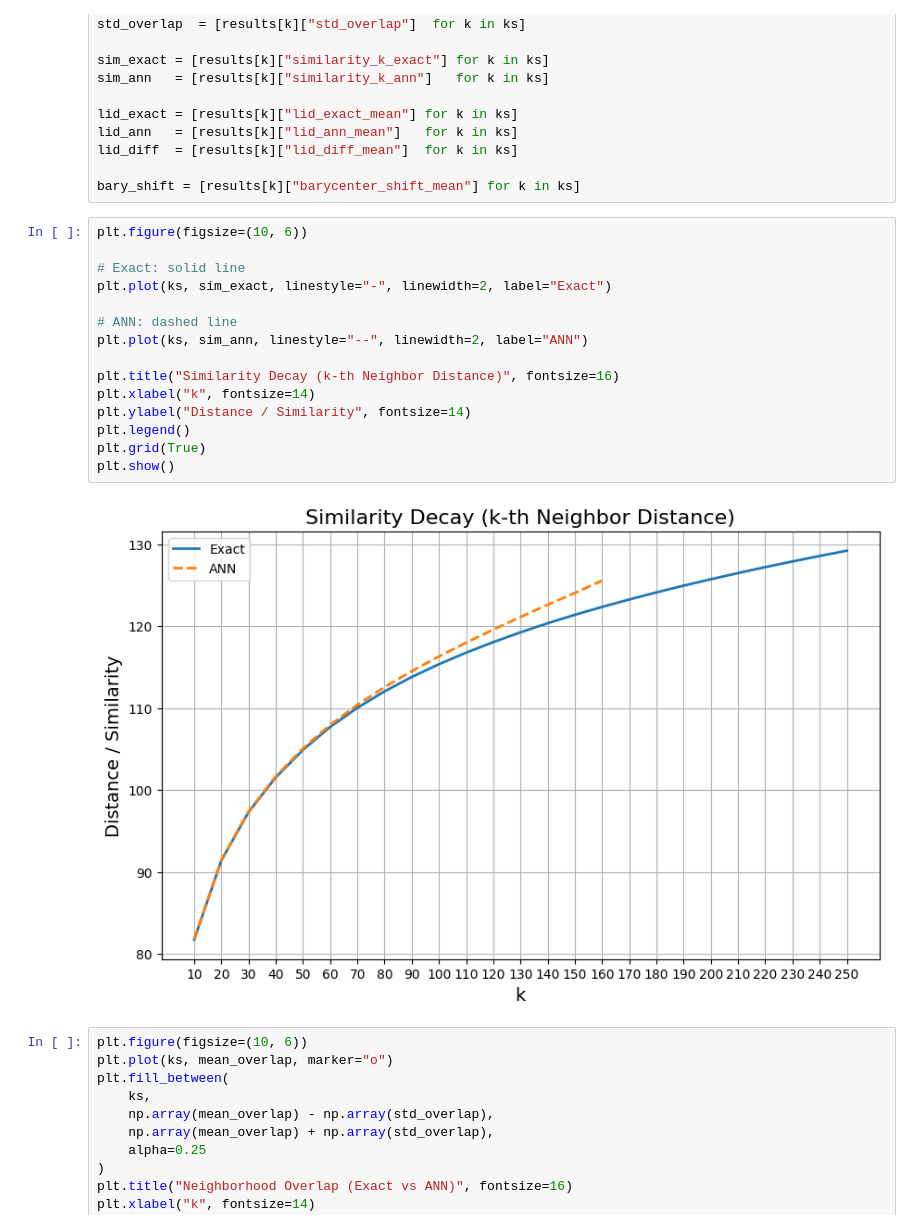
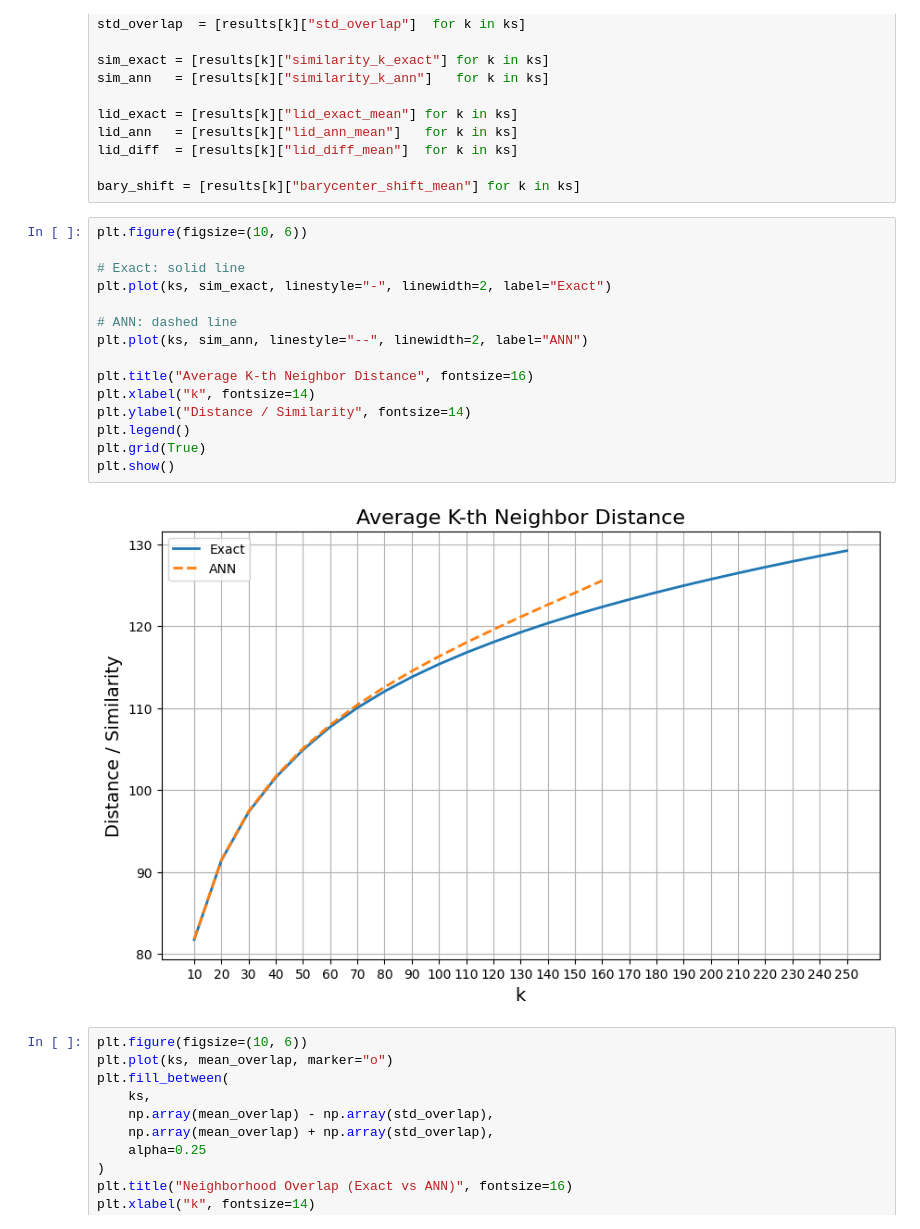
Before and after one commit to cooper-rm/SimilarityDriftInImageEmbeddings, a Jupyter notebook: experiment.ipynb, the cells around one changed output. Drawn from its saved outputs; the diff is of its cells as text.

```diff
--- a/experiment.ipynb
+++ b/experiment.ipynb
@@ -433,20 +433,20 @@ bary_shift = [results[k]["barycenter_shift_mean"] for k in ks]
 # %%
 plt.figure(figsize=(10, 6))
 
 # Exact: solid line
 plt.plot(ks, sim_exact, linestyle="-", linewidth=2, label="Exact")
 
 # ANN: dashed line
 plt.plot(ks, sim_ann, linestyle="--", linewidth=2, label="ANN")
 
-plt.title("Similarity Decay (k-th Neighbor Distance)", fontsize=16)
+plt.title("Average K-th Neighbor Distance", fontsize=16)
 plt.xlabel("k", fontsize=14)
 plt.ylabel("Distance / Similarity", fontsize=14)
 plt.legend()
 plt.grid(True)
 plt.show()
 # %% [output]
-[figure, old version]
+[figure, new version]
 # %%
 plt.figure(figsize=(10, 6))
 plt.plot(ks, mean_overlap, marker="o")
```
Also changed, not shown: parts of 1 cell of this notebook, 7 other files.
